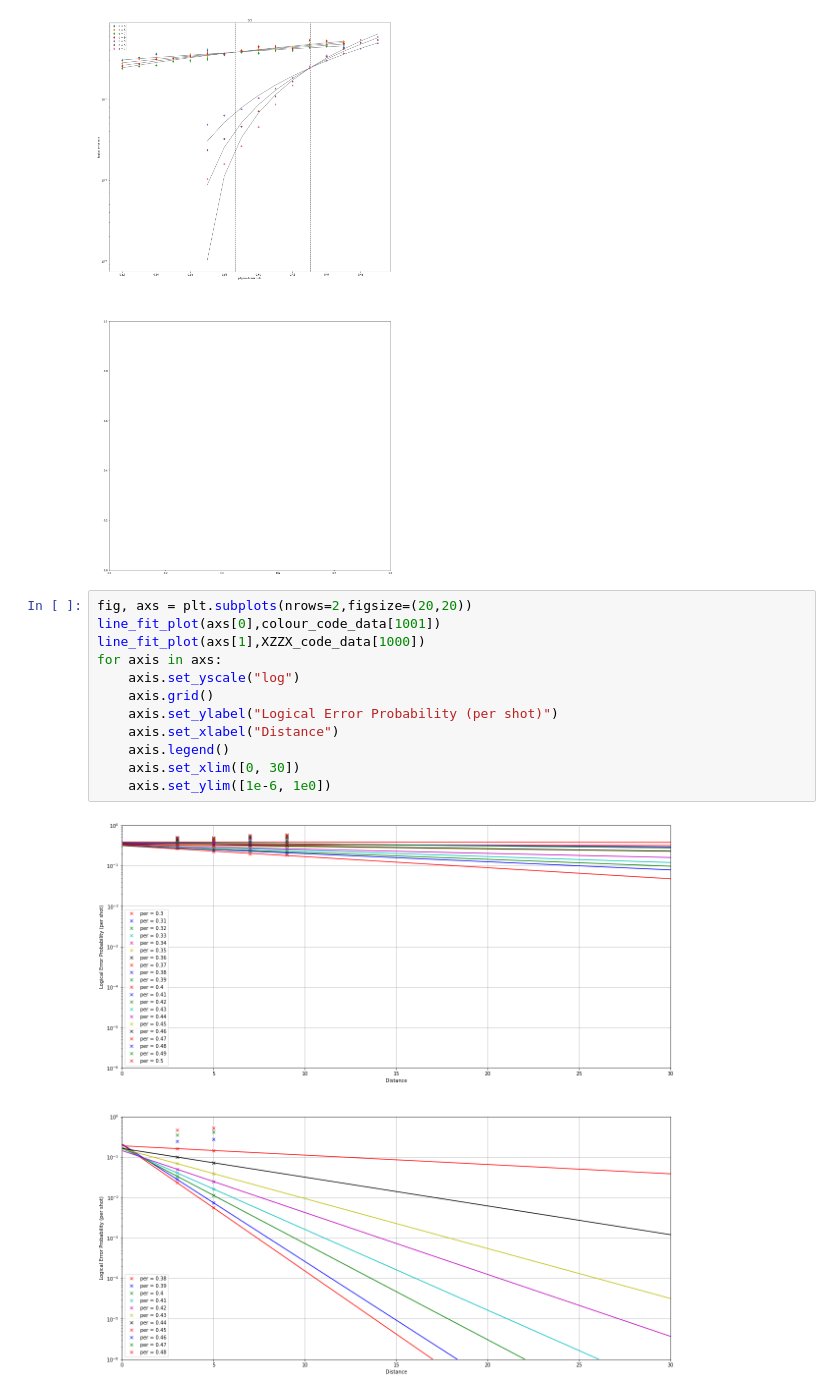
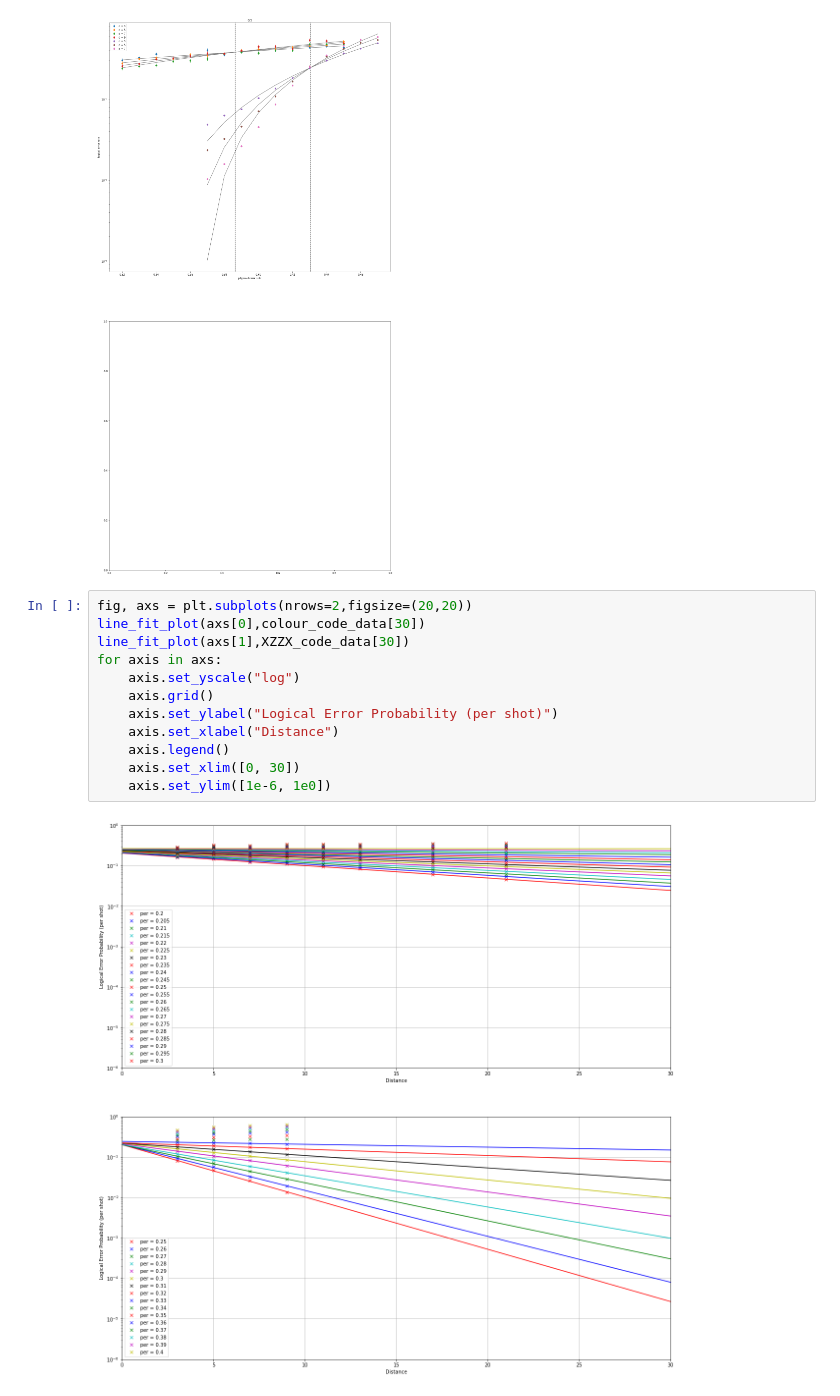
Before and after one commit to peter-janderks/restriction_decoder_domain_wall_colour_code, a Jupyter notebook: create_threshold_plot.ipynb, the cells around one changed output. Cells and saved outputs as stored; diff of their text form.

```diff
--- a/create_threshold_plot.ipynb
+++ b/create_threshold_plot.ipynb
@@ -258,18 +261,18 @@ axs[0].set_yscale('log')
 [figure]
 # %%
 fig, axs = plt.subplots(nrows=2,figsize=(20,20))
-line_fit_plot(axs[0],colour_code_data[1001])
-line_fit_plot(axs[1],XZZX_code_data[1000])
+line_fit_plot(axs[0],colour_code_data[30])
+line_fit_plot(axs[1],XZZX_code_data[30])
 for axis in axs:
     axis.set_yscale("log")
     axis.grid()
     axis.set_ylabel("Logical Error Probability (per shot)")
     axis.set_xlabel("Distance")
     axis.legend()
     axis.set_xlim([0, 30])
     axis.set_ylim([1e-6, 1e0])
 # %% [output]
-[figure, old version]
+[figure, new version]
 # %%
 fig, axs = plt.subplots(nrows=1,figsize=(10,10))
 def cc_n_qubits(d):
```
Also changed, not shown: parts of 7 cells of this notebook, 12 other files.
